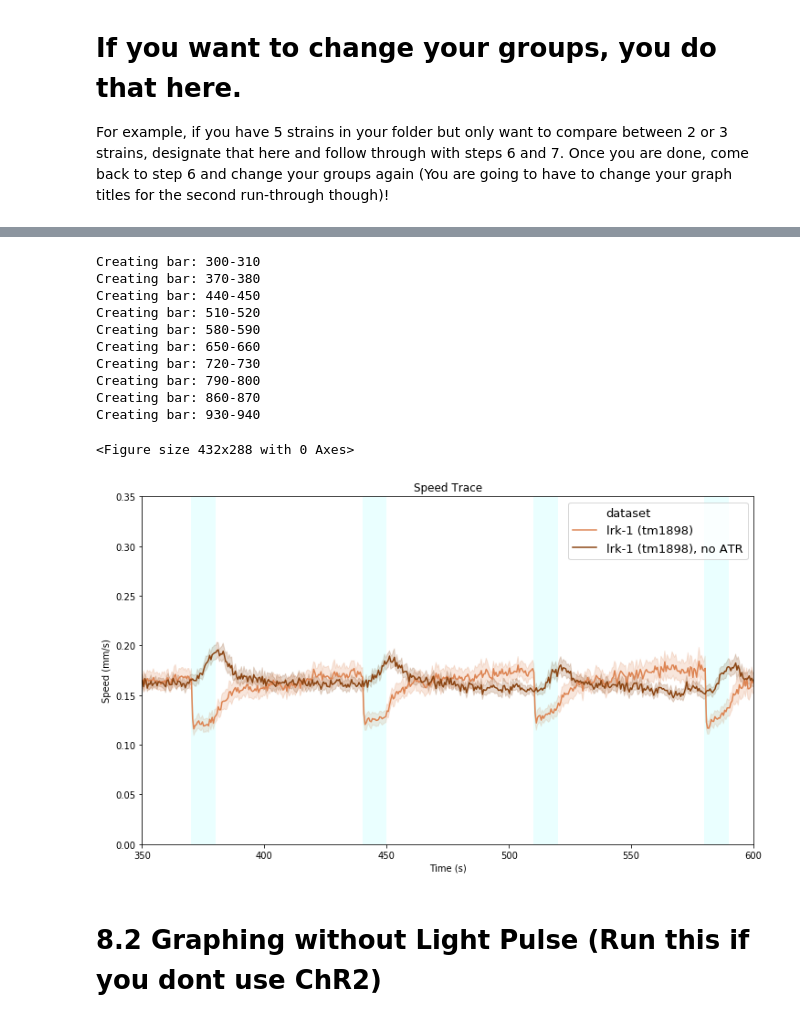
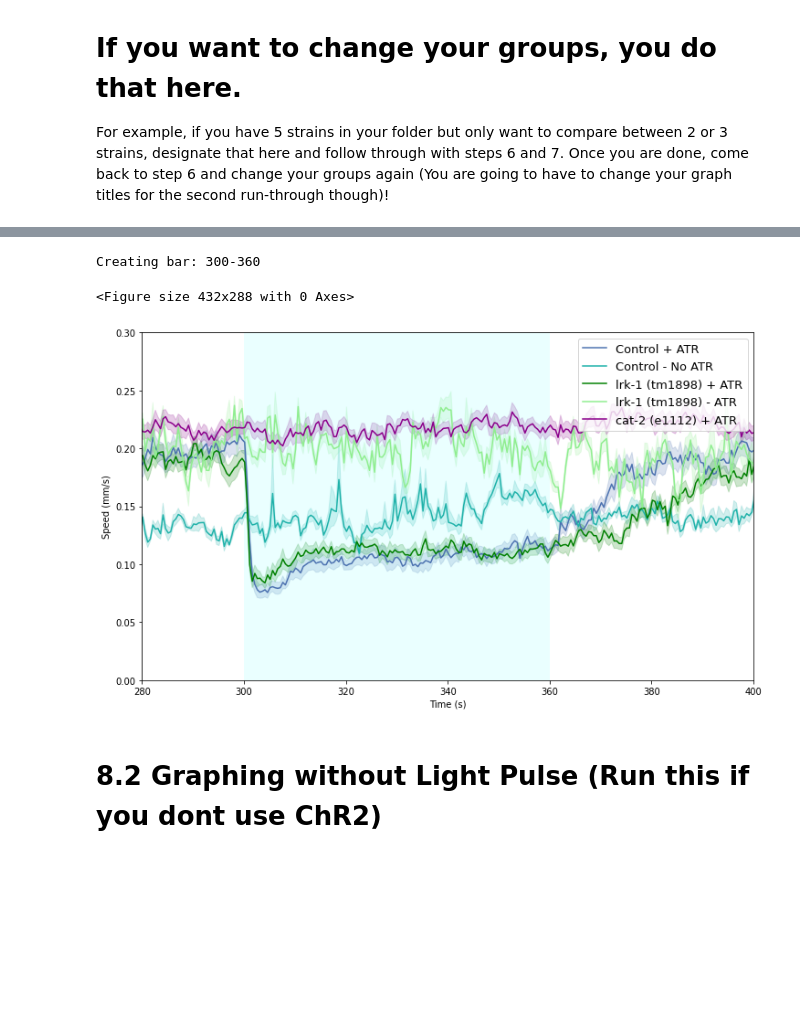
Before and after one commit to JosephLiangUBC/Joseph-Jupyter-Notebooks, a Jupyter notebook: SpeedTraceWithOpto_Notebook.ipynb, the cells around one changed output, grey strips where cells are left out. Drawn from its saved outputs; the diff is of its cells as text; code cells hidden in the pictures; blank space fills up the shorter version.

Commit message:
New Code
Some new code on Mahraz AD Manuscript - new figures

```diff
--- a/SpeedTraceWithOpto_Notebook.ipynb
+++ b/SpeedTraceWithOpto_Notebook.ipynb
@@ -186,11 +201,11 @@ If you need more strains, just add more lines, following the same format!
 
 ### Make into dictionary
 StrainNames = {
-    'Strain_1' : 'VG885_ATR',   #<- each strain will be designated to a unique identifier here
-    'Strain_2' : 'VG885_b',
-    'Strain_3' : '',
-    'Strain_4' : '',
-    'Strain_5' : '',
+    'Strain_1' : 'VG923_ATR_',   #<- each strain will be designated to a unique identifier here
+    'Strain_2' : 'VG923_NoATR_',
+    'Strain_3' : 'VG928_ATR_',
+    'Strain_4' : 'VG928_NoATR_',
+    'Strain_5' : 'VG929_ATR_10',
     'Strain_6' : '',
     'Strain_7' : '',
     'Strain_8' : '',
@@ -256,8 +275,13 @@ As default, the names are set to the unique identifier labels.
 For example, if you have 5 strains in your folder but only want to compare between 2 or 3 strains, designate that here and follow through with steps 6 and 7. Once you are done, come back to step 6 and change your groups again (You are going to have to change your graph titles for the second run-through though)!
 # %%
 #to add a line, add a comma to the last line and press 'enter' to type into a new line
-TotalConcatenated = pd.concat([DataLists[1].assign(dataset = "lrk-1 (tm1898)"),
-                               DataLists[2].assign(dataset = "lrk-1 (tm1898), no ATR")
+TotalConcatenated = pd.concat([
+                            DataLists[1].assign(Strain = "Control + ATR"),
+                               DataLists[2].assign(Strain = "Control - No ATR"),
+                               DataLists[3].assign(Strain = "lrk-1 (tm1898) + ATR"),
+                               DataLists[4].assign(Strain = "lrk-1 (tm1898) - ATR"),
+                               DataLists[5].assign(Strain = "cat-2 (e1112) + ATR")
+#                                DataLists[6].assign(Strain = "cat-2 (e1112)")
                               ])
 print(TotalConcatenated)
 print('done step 7')
@@ -288,39 +342,47 @@ done step 7
 # %%
 plt.figure(linewidth = 2.5)#<- Make your figure lines THICCCC for clean display (posters)
 plt.figure(figsize=(12,7))#<- set your figure size (width, length)
 plt.gca().xaxis.grid(False)#<- gets rid of x-axis markers to make data look clean
 for tuple in d2:
     print("Creating bar: {}-{}".format(tuple[0], tuple[1]))
     plt.axvspan(xmin=tuple[0], xmax=tuple[1], facecolor="#99FFFF", alpha=0.2) # alpha controls how transparent the bars are  #<- the blue bars indicating light pulse
 ax = sns.lineplot(x="time_bin", #<- Here we use seaborn as our graphing package.
              y="speed",
              data = TotalConcatenated,
-             hue = 'dataset', #<- Here we use the extra column from step 6 to separate by group
-             palette = [(0.8666666666666667, 0.5176470588235295, 0.3215686274509804),
-                      '#8B4513'])#<- Change colour palette here if you like
+             hue = 'Strain', #<- Here we use the extra column from step 6 to separate by group
+             palette = [(0.2980392156862745, 0.4470588235294118, 0.6901960784313725),
+                        '#20B2AA',
+                        'green',
+                        'lightgreen',
+                        '#8B008B'
+#                         'royalblue',
+#                         'green',
+#                         '#D2691E'
+#                         "lightgreen"
+                       ]#<- Change colour palette here if you like
+                 )
 plt.xlabel("Time (s)")#<- X-axis title
 plt.ylabel("Speed (mm/s)")#<- Y-Axis title
-plt.title("Speed Trace")#<- Figure Title
+plt.title("")#<- Figure Title
 plt.ylim(top = top) #<- setting the viewing range, from previous input in step 2
 plt.ylim(bottom = bottom)
 plt.xlim(left= left)
 plt.xlim(right = right)
 ax.legend(loc = 'upper right', fontsize = '13') #<- location of your legend
-plt.savefig(f'Speed_Trace_{left}to{right}s.png', format='png', dpi=900) #<- saves the figure to a tif file
+# plt.tick_params(
+#     axis='x',
+#     which='both',
+#     bottom=False,
+#     top=False,
+#     labelbottom=False)
+# ax.legend().remove()
+# plt.savefig(f'Speed_Trace_{left}to{right}s.png', format='png', dpi=450) #<- saves the figure to a tif file
+plt.savefig(f'Speed_Trace_{left}to{right}s_ATRNoATR.png', format='png', dpi=450) #<- saves the figure to a png file
 plt.show()
 # %% [output]
-Creating bar: 300-310
-Creating bar: 370-380
-Creating bar: 440-450
-Creating bar: 510-520
-Creating bar: 580-590
-Creating bar: 650-660
-Creating bar: 720-730
-Creating bar: 790-800
-Creating bar: 860-870
-Creating bar: 930-940
+Creating bar: 300-360
 <Figure size 432x288 with 0 Axes>
-[figure, old version]
+[figure, new version]
 # %% [markdown]
 # 8.2 Graphing without Light Pulse (Run this if you dont use ChR2)
 # %%
```
Also changed, not shown: parts of 6 cells of this notebook, 6 other files.
